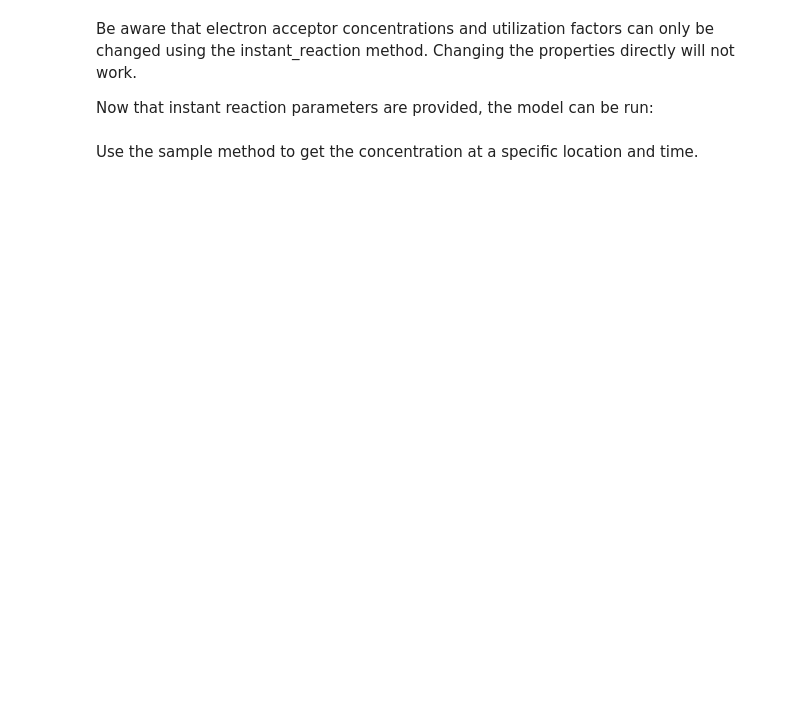
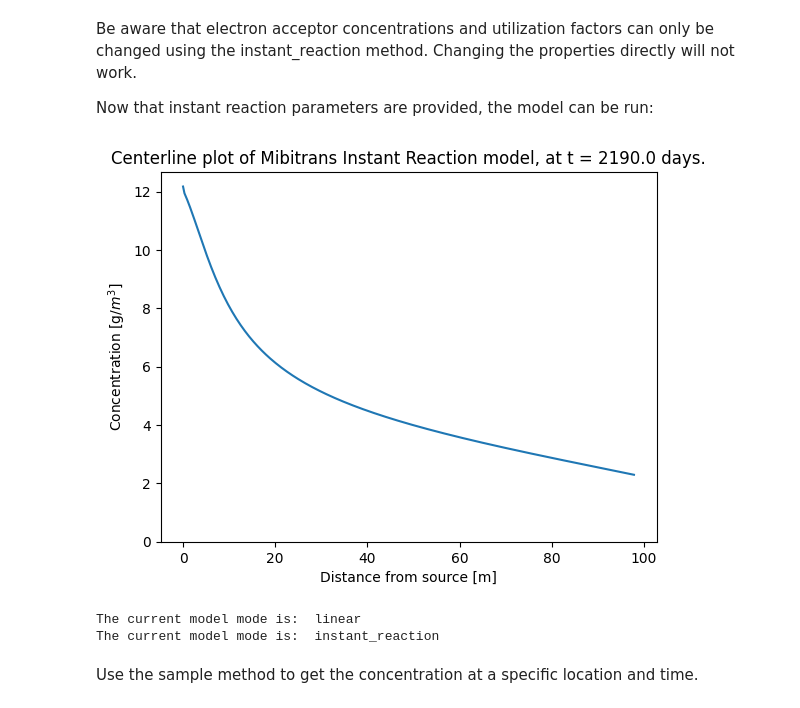
Before and after one commit to MiBiPreT/mibitrans, a Jupyter notebook: examples/example_walkthrough.ipynb, the cells around one changed output. Drawn from its saved outputs; the diff is of its cells as text; code cells hidden in the pictures; blank space fills up the shorter version.

```diff
--- a/examples/example_walkthrough.ipynb
+++ b/examples/example_walkthrough.ipynb
@@ -299,18 +324,22 @@ Be aware that electron acceptor concentrations and utilization factors can only
 
 Now that instant reaction parameters are provided, the model can be run:
 # %%
-mbt_object.run()
+mbt_instant_results = mbt_object.run()
 
-mbt_object.centerline()
+mbt_instant_results.centerline()
 plt.show()
 
 # Switch between instant reaction and linear model
 mbt_object.mode = "linear"
 print("The current model mode is: ", mbt_object.mode)
 # Running now will show the results of the linear model
 # Switch back to instant reaction as follows:
 mbt_object.mode = "instant_reaction"
 print("The current model mode is: ", mbt_object.mode)
+# %% [output]
+[figure, added]
+The current model mode is:  linear
+The current model mode is:  instant_reaction
 # %% [markdown]
 Use the sample method to get the concentration at a specific location and time.
 # %%
```
Also changed, not shown: parts of 17 cells of this notebook, 2 other files.
